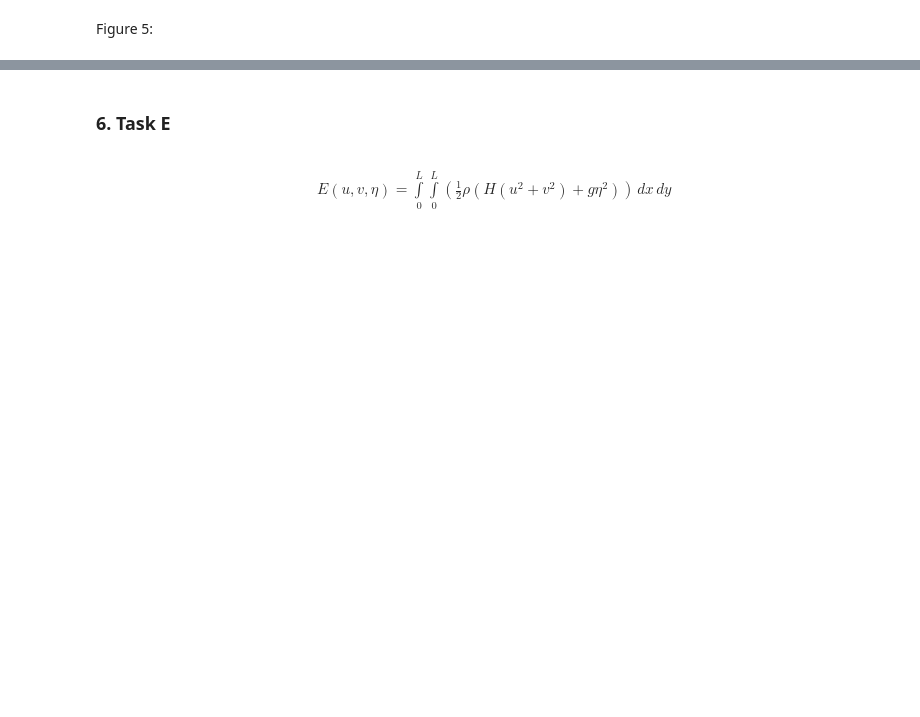
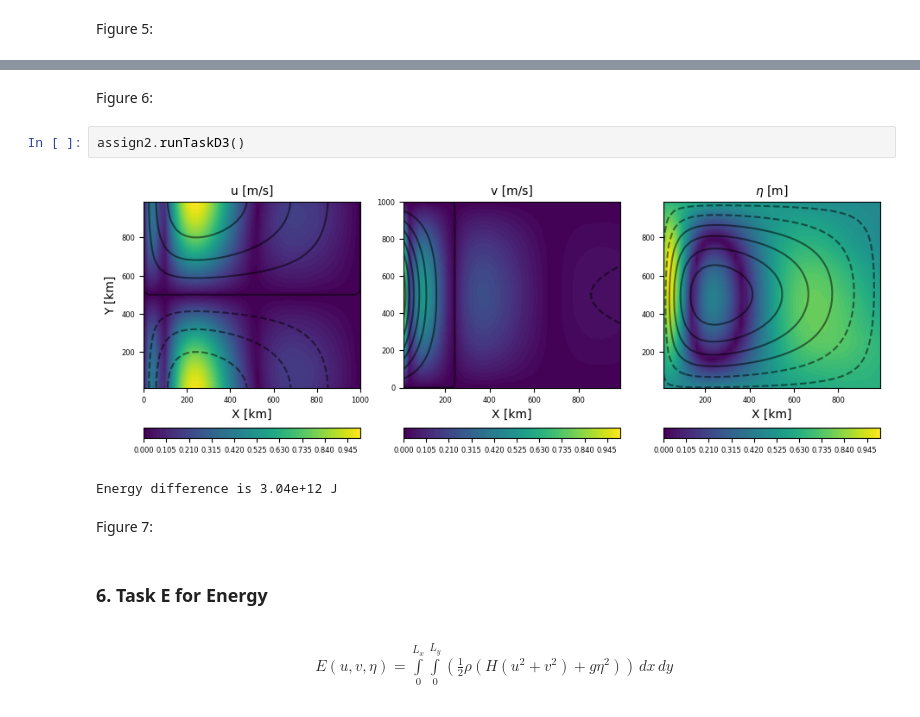
Before and after one commit to mnridao/MTMW14-Assignment-2, a Jupyter notebook: assignment2.ipynb, the cells around one changed output, grey strips where cells are left out. Cells and saved outputs as stored; diff of their text form; blank space fills up the shorter version.

```diff
--- a/assignment2.ipynb
+++ b/assignment2.ipynb
@@ -46,6 +50,15 @@ Figure 5:
+# %% [markdown]
+Figure 6:
+# %%
+assign2.runTaskD3()
+# %% [output]
+[figure, added]
+Energy difference is 3.04e+12 J
+# %% [markdown]
+Figure 7:
 # %% [markdown]
-### 6. Task E
+### 6. Task E for Energy
 # %% [markdown]
 \begin{align}
-E(u, v, \eta) = \int\limits_{0}^{L}\int\limits_{0}^{L} \left(\frac{1}{2}\rho\left(H(u^2 + v^2) + g\eta^2\right)\right) \, dx \, dy
+E(u, v, \eta) = \int\limits_{0}^{L_x}\int\limits_{0}^{L_y} \left(\frac{1}{2}\rho\left(H(u^2 + v^2) + g\eta^2\right)\right) \, dx \, dy
 \end{align}
```
Also changed, not shown: parts of 10 cells of this notebook, 7 other files.
